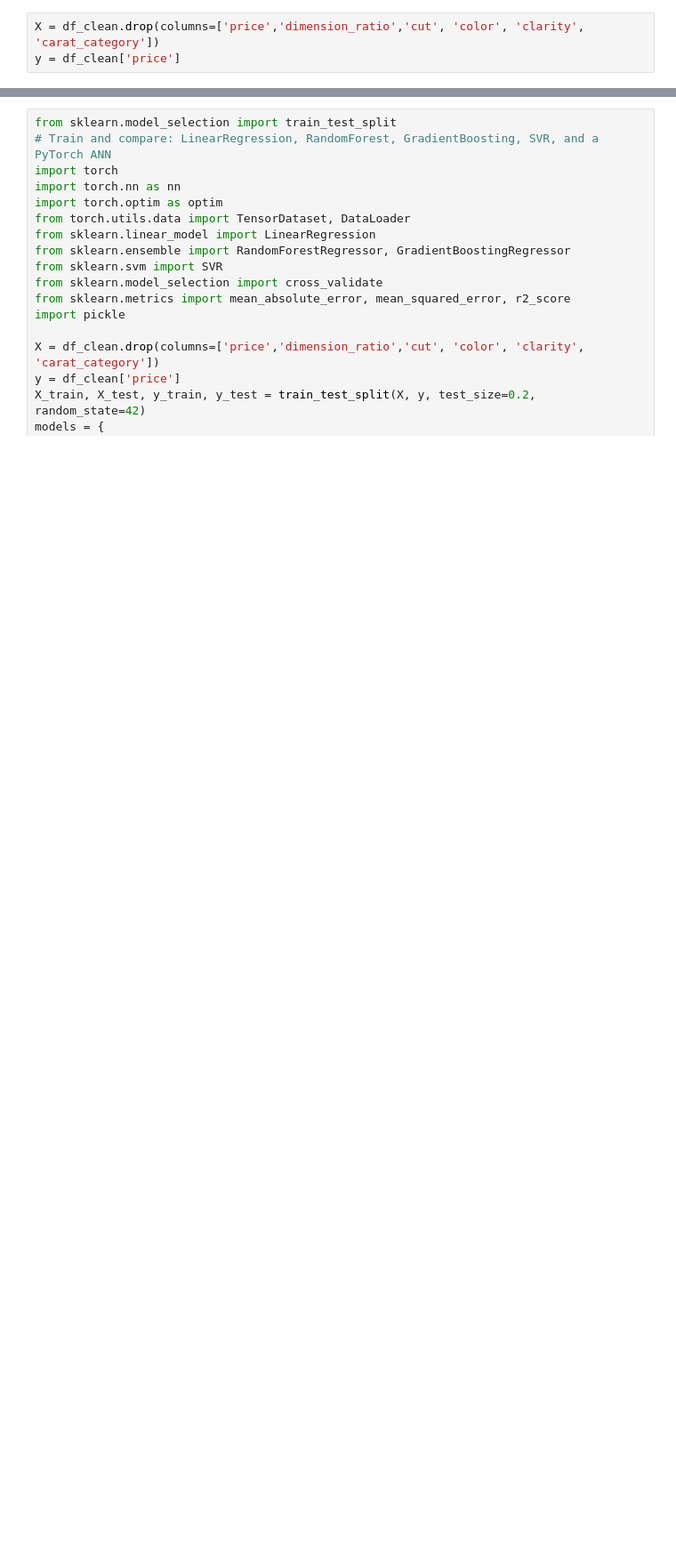
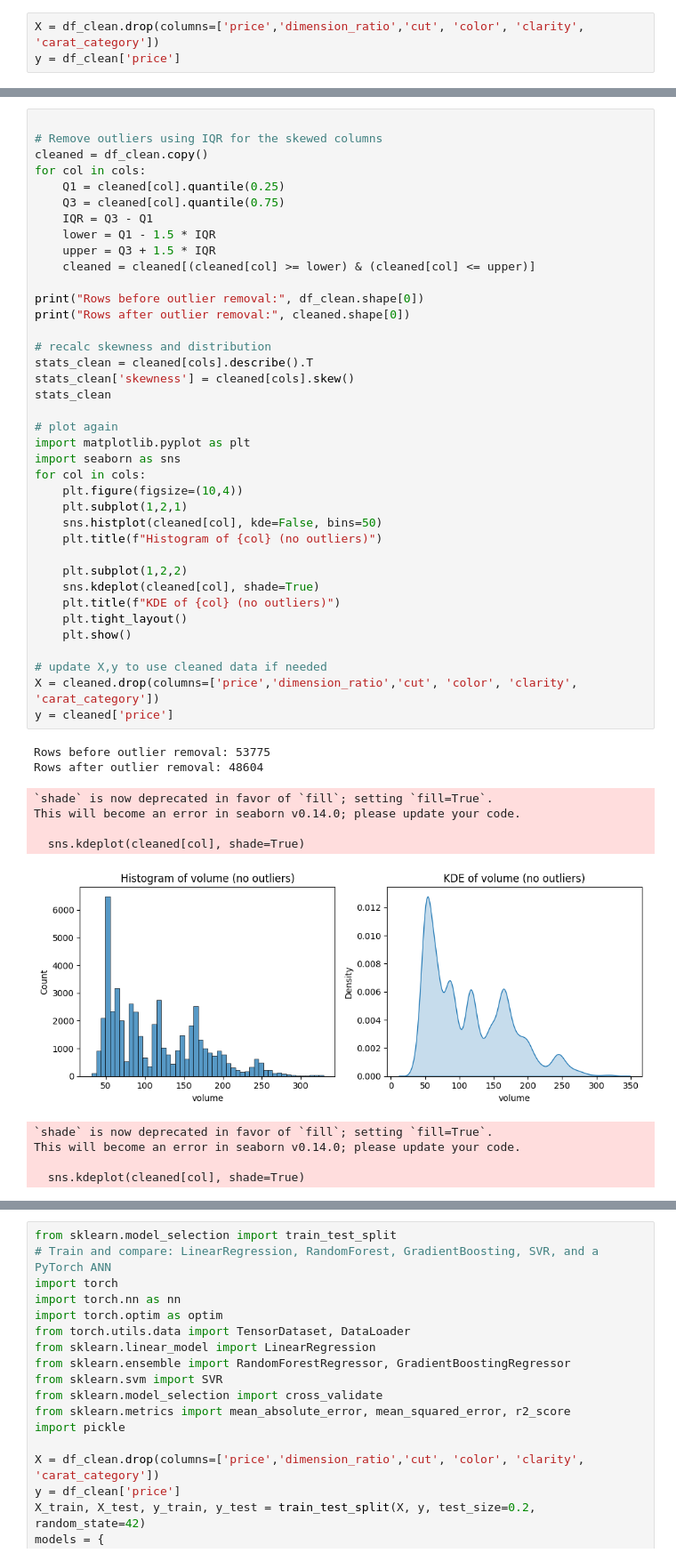
Before and after one commit to santhoshnagendrarajan-ship-it/Diamond-Dynamics2, a Jupyter notebook: prediction.ipynb, the cells around one changed output, grey strips where cells are left out. Shown at 89% size. Cells and saved outputs as stored; diff of their text form; blank space fills up the shorter version.

```diff
--- a/prediction.ipynb
+++ b/prediction.ipynb
@@ -60,0 +118,50 @@ y = df_clean['price']
+# %%
+
+# Remove outliers using IQR for the skewed columns
+cleaned = df_clean.copy()
+for col in cols:
+    Q1 = cleaned[col].quantile(0.25)
+    Q3 = cleaned[col].quantile(0.75)
+    IQR = Q3 - Q1
+    lower = Q1 - 1.5 * IQR
+    upper = Q3 + 1.5 * IQR
+    cleaned = cleaned[(cleaned[col] >= lower) & (cleaned[col] <= upper)]
+
+print("Rows before outlier removal:", df_clean.shape[0])
+print("Rows after outlier removal:", cleaned.shape[0])
+
+# recalc skewness and distribution
+stats_clean = cleaned[cols].describe().T
+stats_clean['skewness'] = cleaned[cols].skew()
+stats_clean
+
+# plot again
+import matplotlib.pyplot as plt
+import seaborn as sns
+for col in cols:
+    plt.figure(figsize=(10,4))
+    plt.subplot(1,2,1)
+    sns.histplot(cleaned[col], kde=False, bins=50)
+    plt.title(f"Histogram of {col} (no outliers)")
+
+    plt.subplot(1,2,2)
+    sns.kdeplot(cleaned[col], shade=True)
+    plt.title(f"KDE of {col} (no outliers)")
+    plt.tight_layout()
+    plt.show()
+
+# update X,y to use cleaned data if needed
+X = cleaned.drop(columns=['price','dimension_ratio','cut', 'color', 'clarity', 'carat_category'])
+y = cleaned['price']
+# %% [output]
+Rows before outlier removal: 53775
+Rows after outlier removal: 48604
+`shade` is now deprecated in favor of `fill`; setting `fill=True`.
+This will become an error in seaborn v0.14.0; please update your code.
+
+  sns.kdeplot(cleaned[col], shade=True)
+[figure, added]
+`shade` is now deprecated in favor of `fill`; setting `fill=True`.
+This will become an error in seaborn v0.14.0; please update your code.
+
+  sns.kdeplot(cleaned[col], shade=True)
```
Also changed, not shown: parts of 9 cells of this notebook.
